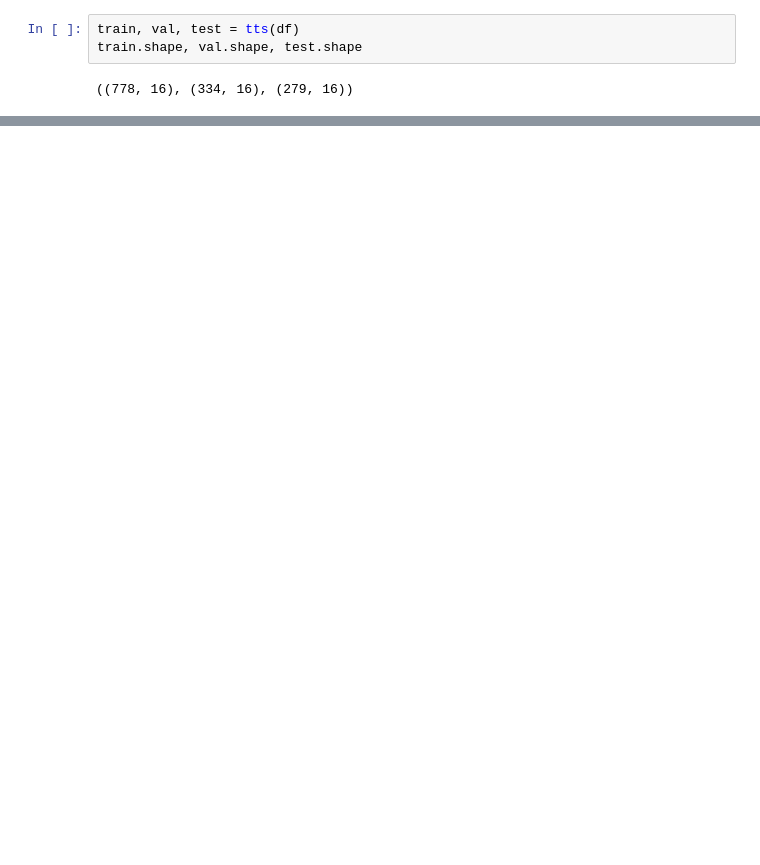
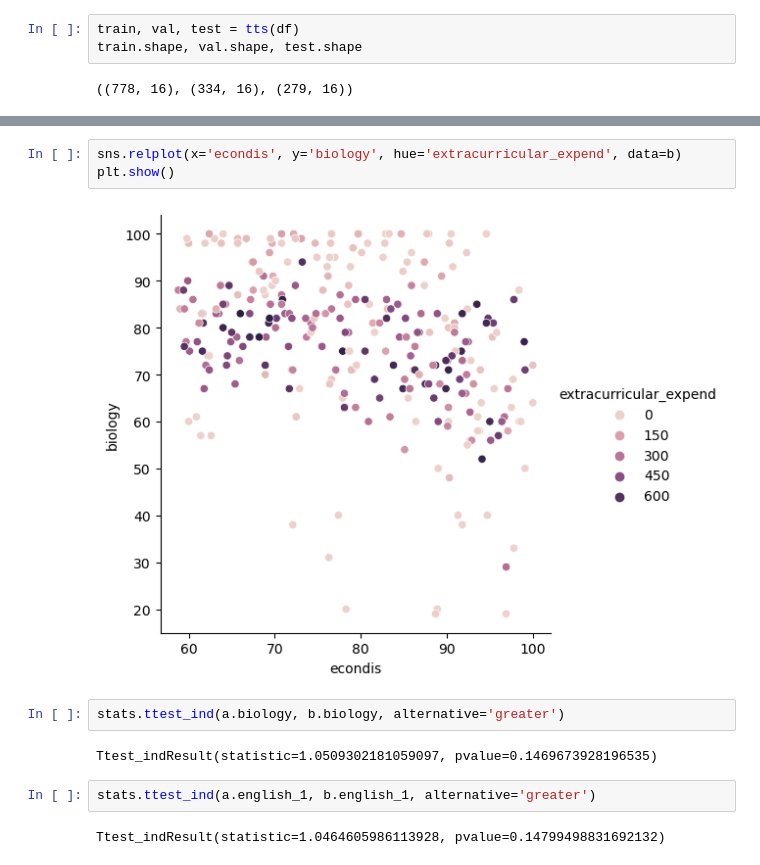
Before and after one commit to college-readiness-preds/capstone_readiness, a Jupyter notebook: Andy/explore.ipynb, the cells around one changed output, grey strips where cells are left out. Cells and saved outputs as stored; diff of their text form; blank space fills up the shorter version.

```diff
--- a/Andy/explore.ipynb
+++ b/Andy/explore.ipynb
@@ -54,0 +292,13 @@ train.shape, val.shape, test.shape
+# %%
+sns.relplot(x='econdis', y='biology', hue='extracurricular_expend', data=b)
+plt.show()
+# %% [output]
+[figure, added]
+# %%
+stats.ttest_ind(a.biology, b.biology, alternative='greater')
+# %% [output]
+Ttest_indResult(statistic=1.0509302181059097, pvalue=0.1469673928196535)
+# %%
+stats.ttest_ind(a.english_1, b.english_1, alternative='greater')
+# %% [output]
+Ttest_indResult(statistic=1.0464605986113928, pvalue=0.14799498831692132)
```
Also changed, not shown: parts of 81 cells of this notebook, 1 other file.
